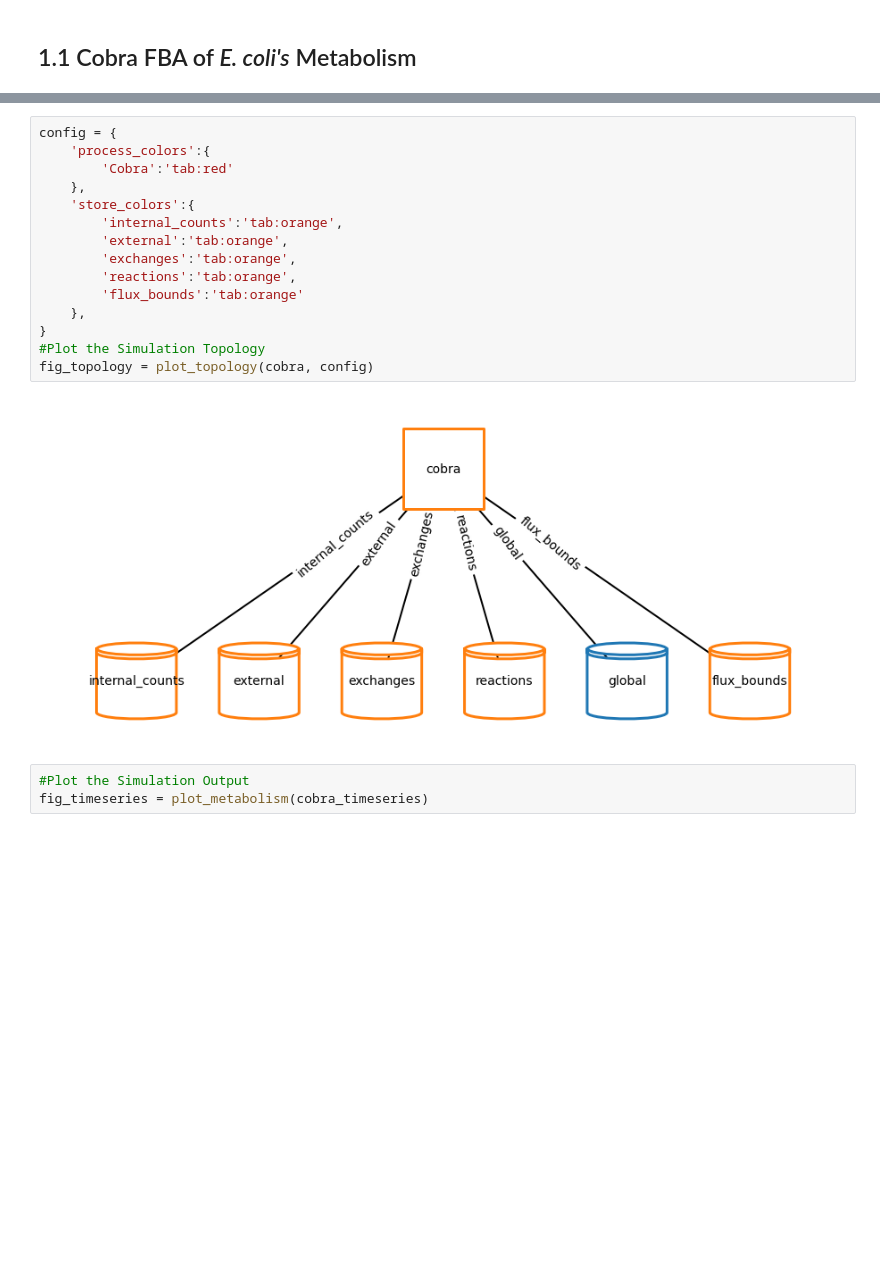
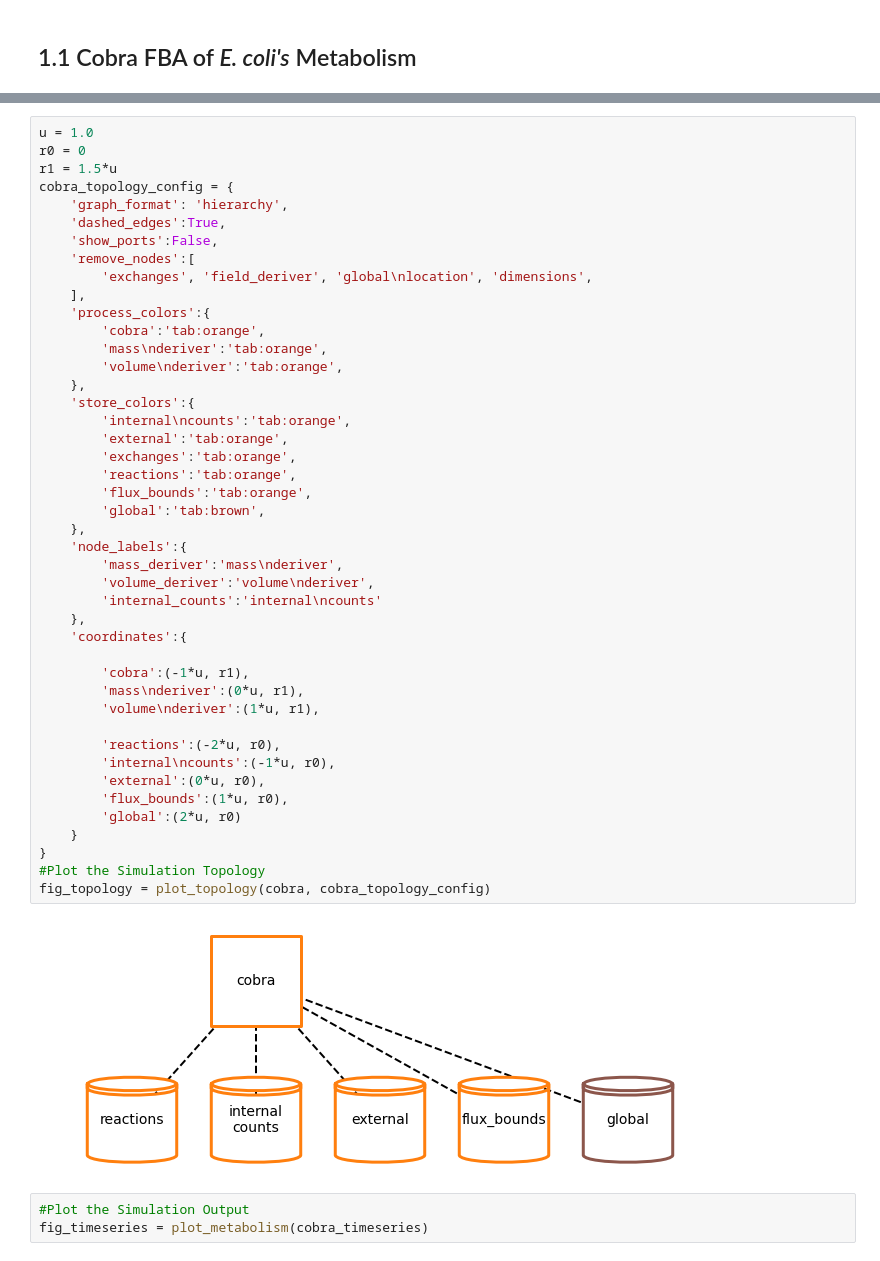
Before and after one commit to vivarium-collective/vivarium-notebooks, a Jupyter notebook: notebooks/VivariumLacOperonNotebook.ipynb, the cells around one changed output, grey strips where cells are left out. Drawn from its saved outputs; the diff is of its cells as text; blank space fills up the shorter version.

```diff
--- a/notebooks/VivariumLacOperonNotebook.ipynb
+++ b/notebooks/VivariumLacOperonNotebook.ipynb
@@ -22,20 +20,49 @@ Completed in 0.396223 seconds
 # %%
-config = {
+u = 1.0
+r0 = 0
+r1 = 1.5*u
+cobra_topology_config = {
+    'graph_format': 'hierarchy',
+    'dashed_edges':True,
+    'show_ports':False,
+    'remove_nodes':[
+        'exchanges', 'field_deriver', 'global\nlocation', 'dimensions',
+    ],
     'process_colors':{
-        'Cobra':'tab:red'
+        'cobra':'tab:orange',
+        'mass\nderiver':'tab:orange',
+        'volume\nderiver':'tab:orange',
     },
     'store_colors':{
-        'internal_counts':'tab:orange',
+        'internal\ncounts':'tab:orange',
         'external':'tab:orange',
         'exchanges':'tab:orange',
         'reactions':'tab:orange',
-        'flux_bounds':'tab:orange'
+        'flux_bounds':'tab:orange',
+        'global':'tab:brown',
     },
+    'node_labels':{
+        'mass_deriver':'mass\nderiver',
+        'volume_deriver':'volume\nderiver',
+        'internal_counts':'internal\ncounts'
+    },
+    'coordinates':{
+
+        'cobra':(-1*u, r1),
+        'mass\nderiver':(0*u, r1),
+        'volume\nderiver':(1*u, r1),
+
+        'reactions':(-2*u, r0),
+        'internal\ncounts':(-1*u, r0),
+        'external':(0*u, r0),
+        'flux_bounds':(1*u, r0),
+        'global':(2*u, r0)
+    }
 }
 #Plot the Simulation Topology
-fig_topology = plot_topology(cobra, config)
+fig_topology = plot_topology(cobra, cobra_topology_config)
 # %% [output]
-[figure, old version]
+[figure, new version]
 # %%
 #Plot the Simulation Output
 fig_timeseries = plot_metabolism(cobra_timeseries)
```
Also changed, not shown: parts of 34 cells of this notebook.
